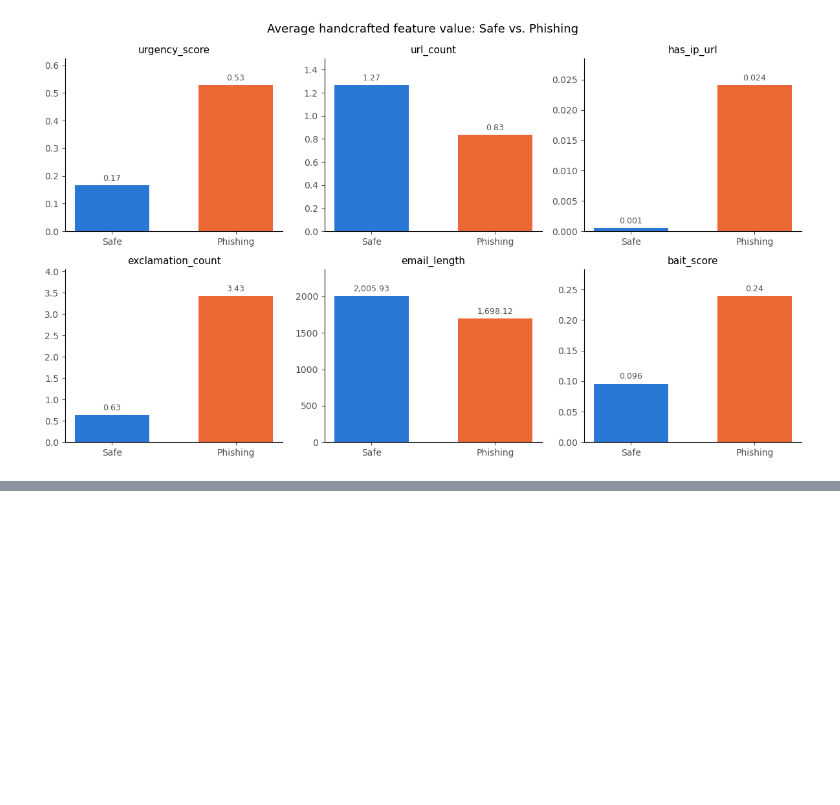
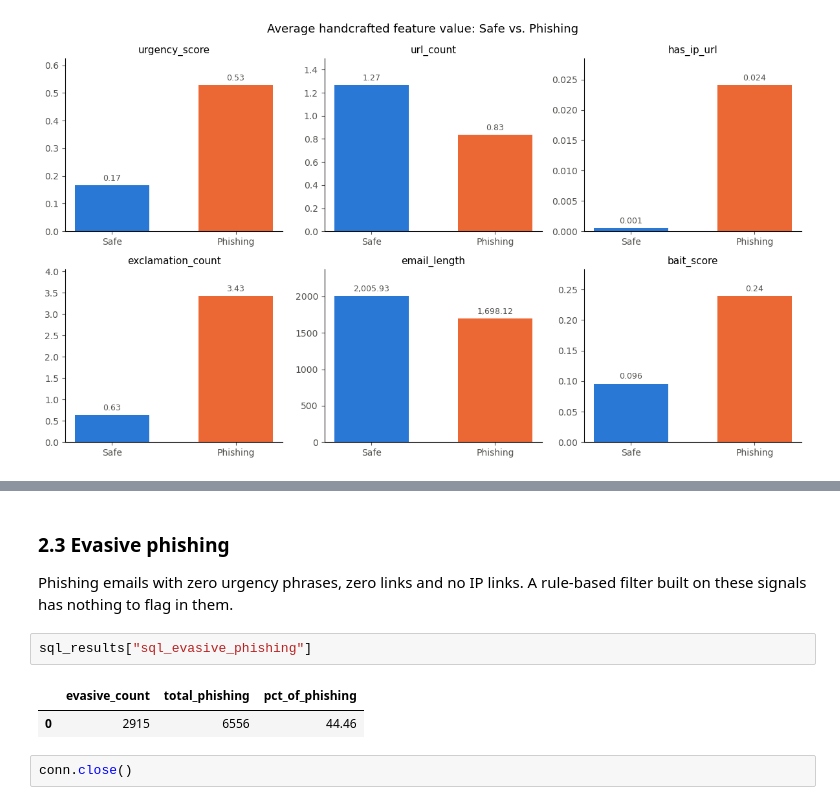
Before and after one commit to roshankumar1023/phishing-email-detection, a Jupyter notebook: notebooks/analysis.ipynb, the cells around one changed output, grey strips where cells are left out. Cells and saved outputs as stored; diff of their text form; blank space fills up the shorter version.

```diff
--- a/notebooks/analysis.ipynb
+++ b/notebooks/analysis.ipynb
@@ -269,0 +343,11 @@ plt.show()
+# %% [markdown]
+### 2.3 Evasive phishing
+
+Phishing emails with zero urgency phrases, zero links and no IP links. A rule-based filter built on these signals has nothing to flag in them.
+# %%
+sql_results["sql_evasive_phishing"]
+# %% [output]
+|  | evasive_count | total_phishing | pct_of_phishing |
+| 0 | 2915 | 6556 | 44.46 |
+# %%
+conn.close()
```
Also changed, not shown: parts of 7 cells of this notebook, 4 other files.
